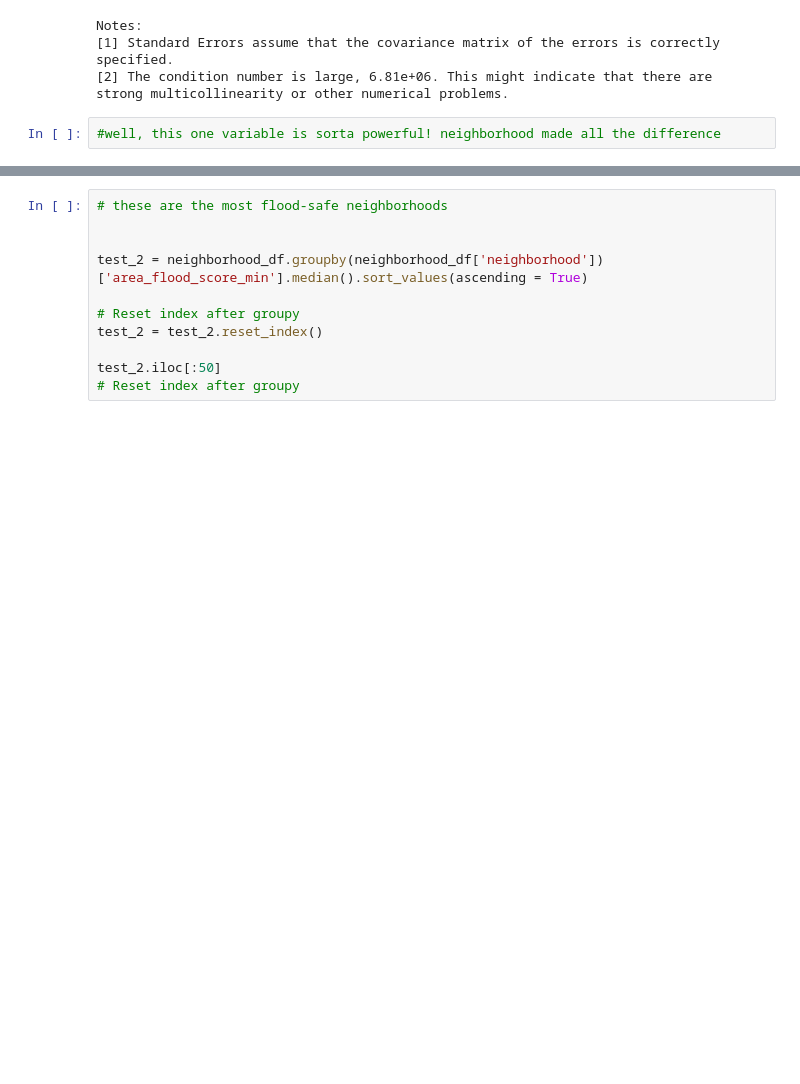
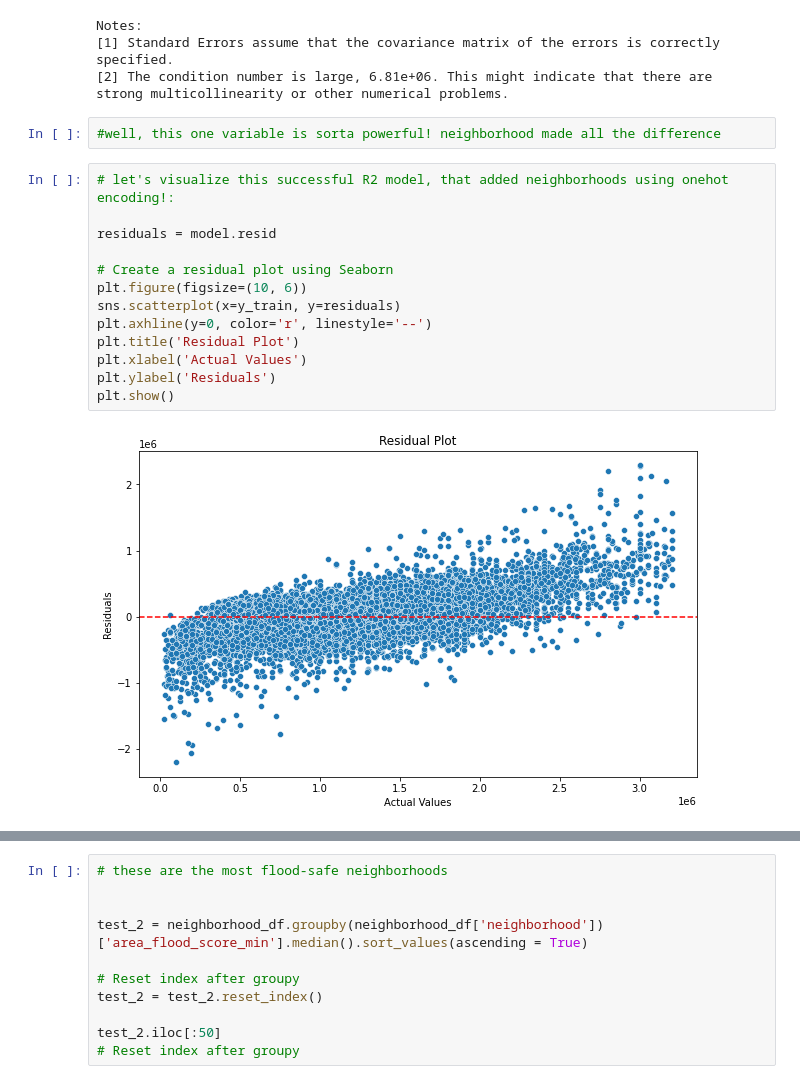
Before and after one commit to Lou-Hines/Housing_Prices_and_Flood_Risk, a Jupyter notebook: EDA-Hines-5 (Regressions).ipynb, the cells around one changed output, grey strips where cells are left out. Saved outputs shown, nothing was run; the diff lists cells and outputs as text; blank space fills up the shorter version.

Commit message:
committing latest regressions and visualizations

```diff
--- a/EDA-Hines-5 (Regressions).ipynb
+++ b/EDA-Hines-5 (Regressions).ipynb
@@ -719,3 +719,18 @@ Notes:
 strong multicollinearity or other numerical problems.
 # %%
 #well, this one variable is sorta powerful! neighborhood made all the difference
+# %%
+# let's visualize this successful R2 model, that added neighborhoods using onehot encoding!:
+
+residuals = model.resid
+
+# Create a residual plot using Seaborn
+plt.figure(figsize=(10, 6))
+sns.scatterplot(x=y_train, y=residuals)
+plt.axhline(y=0, color='r', linestyle='--')
+plt.title('Residual Plot')
+plt.xlabel('Actual Values')
+plt.ylabel('Residuals')
+plt.show()
+# %% [output]
+[figure, added]
```
Also changed, not shown: parts of 14 cells of this notebook.
